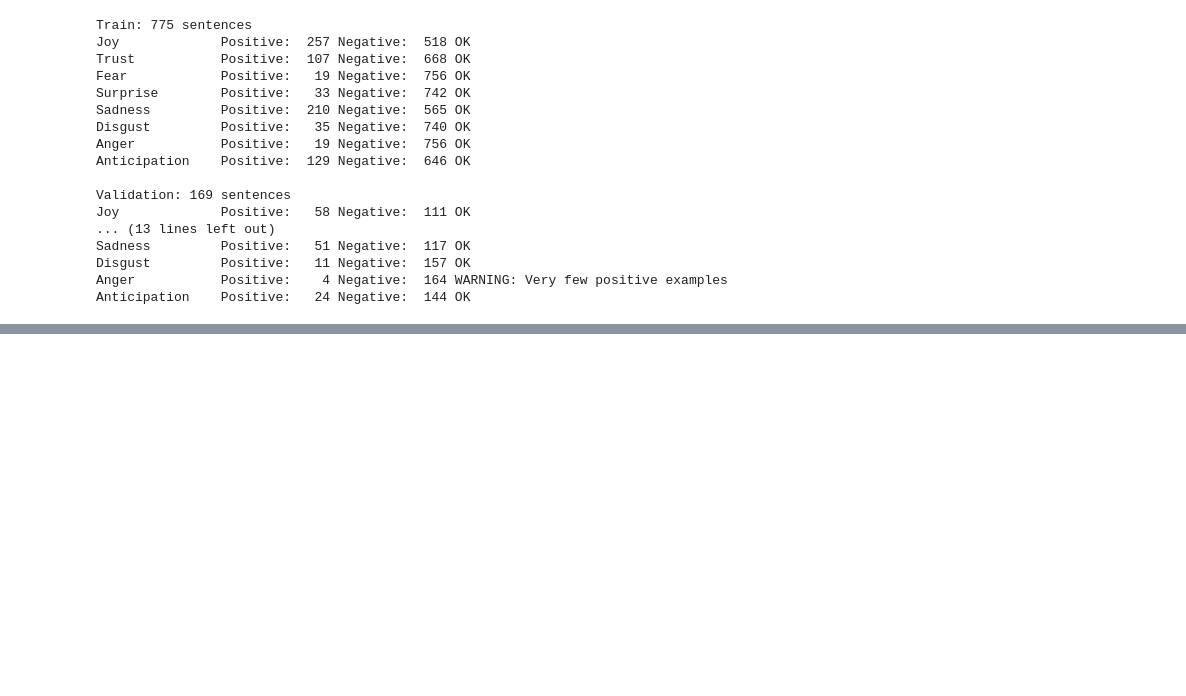
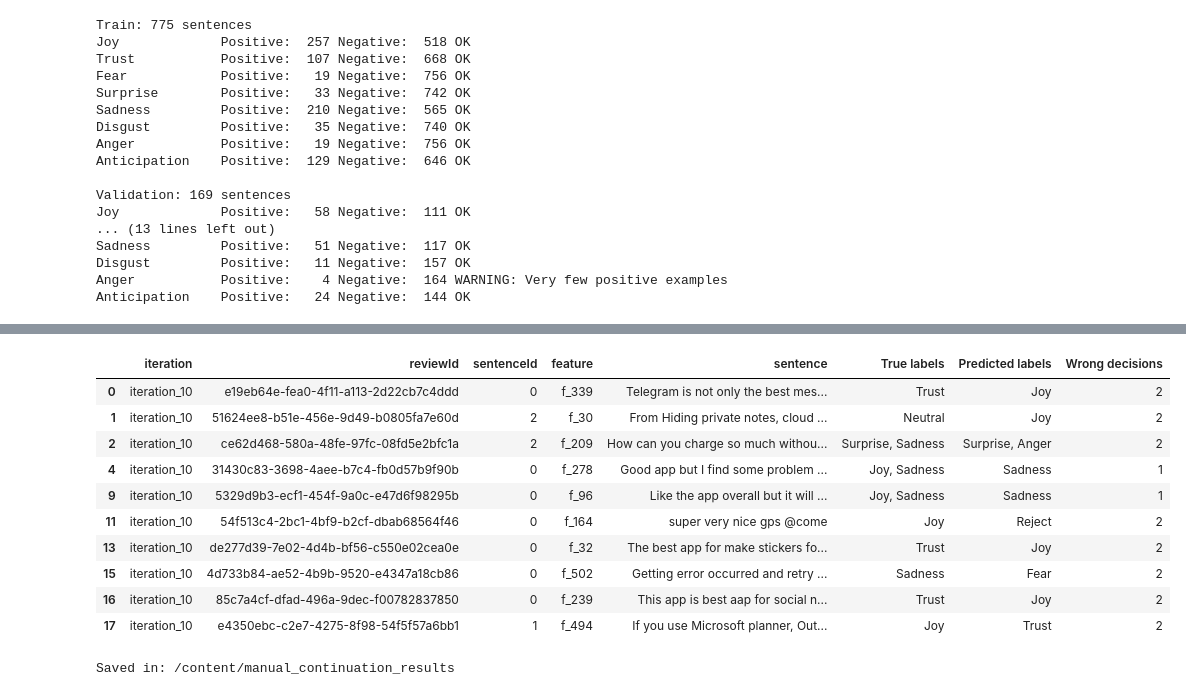
Before and after one commit to tiramisuuuuuuu/CMPE-252-Final-Project, a Jupyter notebook: Emotion_Classification_Project.ipynb, the cells around one changed output, grey strips where cells are left out. Cells and saved outputs as stored; diff of their text form; code cells hidden in the pictures; blank space fills up the shorter version.

```diff
--- a/Emotion_Classification_Project.ipynb
+++ b/Emotion_Classification_Project.ipynb
@@ -1323,0 +1574,9 @@ Anticipation    Positive:   24 Negative:  144 OK
+# %%
+model_agreements = {}
+for short_name, frames in runs.items():
+    model_agreements[f"{short_name}_A"] = majority(frames)
+
+llm_agreement = majority(list(model_agreements.values()))
+no_consensus = int((llm_agreement[LABELS].sum(axis=1) == 0).sum())
+print("Sentences without an agreed label:", no_consensus)
+assert no_consensus == 39
@@ -1323,0 +1765,41 @@ Anticipation    Positive:   24 Negative:  144 OK
+# %%
+#Checking mistakes
+actual, predicted = align(paper_df, llm_agreement)
+errors = actual[KEYS + ["sentence"]].copy()
+errors["True labels"] = [
+    ", ".join(label for label in LABELS if row[label] == 1)
+    for _, row in actual.iterrows()
+]
+errors["Predicted labels"] = [
+    ", ".join(label for label in LABELS if row[label] == 1)
+    for _, row in predicted.iterrows()
+]
+errors["Wrong decisions"] = (
+    actual[LABELS].to_numpy() != predicted[LABELS].to_numpy()
+).sum(axis=1)
+errors = errors[errors["Wrong decisions"] > 0]
+display(errors.head(10))
+# %% [output]
+|  | iteration | reviewId | sentenceId | feature | sentence | True labels | Predicted labels | Wrong decisions |
+| 0 | iteration_10 | e19eb64e-fea0-4f11-a113-2d22cb7c4ddd | 0 | f_339 | Telegram is not only the best mes... | Trust | Joy | 2 |
+| 1 | iteration_10 | 51624ee8-b51e-456e-9d49-b0805fa7e60d | 2 | f_30 | From Hiding private notes, cloud ... | Neutral | Joy | 2 |
+| 2 | iteration_10 | ce62d468-580a-48fe-97fc-08fd5e2bfc1a | 2 | f_209 | How can you charge so much withou... | Surprise, Sadness | Surprise, Anger | 2 |
+| 4 | iteration_10 | 31430c83-3698-4aee-b7c4-fb0d57b9f90b | 0 | f_278 | Good app but I find some problem ... | Joy, Sadness | Sadness | 1 |
+| 9 | iteration_10 | 5329d9b3-ecf1-454f-9a0c-e47d6f98295b | 0 | f_96 | Like the app overall but it will ... | Joy, Sadness | Sadness | 1 |
+| 11 | iteration_10 | 54f513c4-2bc1-4bf9-b2cf-dbab68564f46 | 0 | f_164 | super very nice gps @come | Joy | Reject | 2 |
+| 13 | iteration_10 | de277d39-7e02-4d4b-bf56-c550e02cea0e | 0 | f_32 | The best app for make stickers fo... | Trust | Joy | 2 |
+| 15 | iteration_10 | 4d733b84-ae52-4b9b-9520-e4347a18cb86 | 0 | f_502 | Getting error occurred and retry ... | Sadness | Fear | 2 |
+| 16 | iteration_10 | 85c7a4cf-dfad-496a-9dec-f00782837850 | 0 | f_239 | This app is best aap for social n... | Trust | Joy | 2 |
+| 17 | iteration_10 | e4350ebc-c2e7-4275-8f98-54f5f57a6bb1 | 1 | f_494 | If you use Microsoft planner, Out... | Joy | Trust | 2 |
+# %%
+#Saving the above work
+table_ii.to_csv(PREVIEW_RESULTS / "table_II.csv")
+comparison_ii.to_csv(PREVIEW_RESULTS / "table_II_comparison.csv")
+table_iv.to_csv(PREVIEW_RESULTS / "table_IV.csv")
+llm_agreement.to_csv(PREVIEW_RESULTS / "LLM_A_predictions.csv", index=False)
+kappa_details.to_csv(PREVIEW_RESULTS / "kappa_by_iteration.csv", index=False)
+kappa_averages.to_csv(PREVIEW_RESULTS / "kappa_averages.csv", index=False)
+errors.to_csv(PREVIEW_RESULTS / "errors.csv", index=False)
+print("Saved in:", PREVIEW_RESULTS)
+# %% [output]
+Saved in: /content/manual_continuation_results
```
Also changed, not shown: parts of 39 cells of this notebook.
